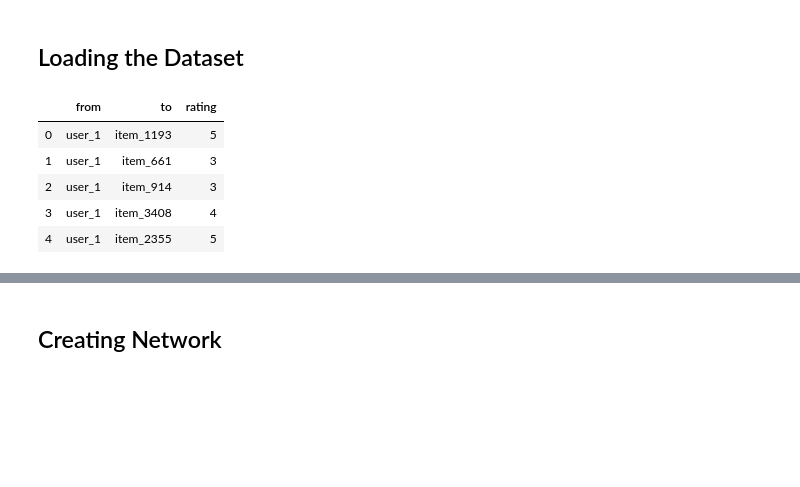
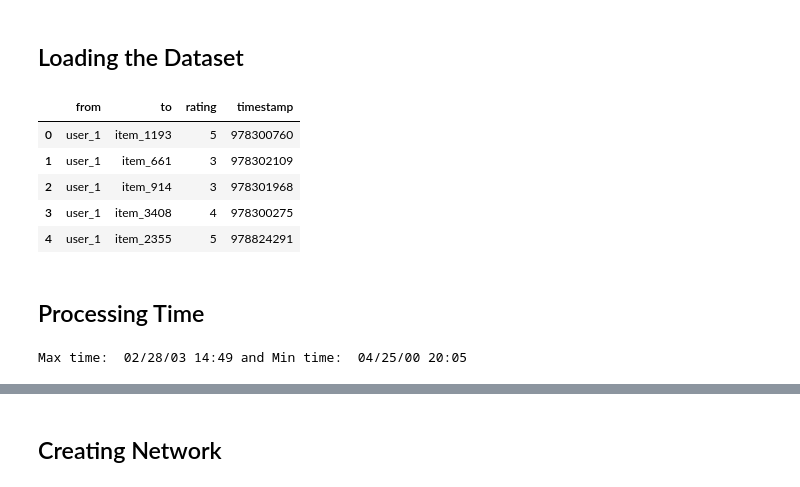
Before and after one commit to guedes-joaofelipe/CPS765-complex-networks, a Jupyter notebook: Final_Project/Caracterization.ipynb, the cells around one changed output, grey strips where cells are left out. Saved outputs shown, nothing was run; the diff lists cells and outputs as text; code cells hidden in the pictures; blank space fills up the shorter version.

```diff
--- a/Final_Project/Caracterization.ipynb
+++ b/Final_Project/Caracterization.ipynb
@@ -18,18 +18,21 @@ variables_folder = os.path.join('.', 'Variables')
 # %%
 dataset_tag, dataset_file = "ML1M", os.path.join(data_folder, 'ratings.dat')
 # dict_metrics[dataset_tag] = dict()
 # dict_plots[dataset_tag] = dict()
 df = pd.read_csv(dataset_file, header=None, sep=r'::', engine="python")
 df.columns = ["from", "to", "rating", "timestamp"]
 df['from'] = df['from'].apply(lambda x: 'user_' + str(x))
 df['to'] = df['to'].apply(lambda x: 'item_' + str(x))
-df.drop(["timestamp"], axis=1, inplace=True)
+# My job starts here ! ;D
+# df.drop(["timestamp"], axis=1, inplace=True)
 df.to_csv(os.path.join(variables_folder, dataset_tag + "_edgelist.txt"), sep='\t', index=False, header=None)
 df.head()
 # %% [output]
-|  | from | to | rating |
-| 0 | user_1 | item_1193 | 5 |
-| 1 | user_1 | item_661 | 3 |
-| 2 | user_1 | item_914 | 3 |
-| 3 | user_1 | item_3408 | 4 |
-| 4 | user_1 | item_2355 | 5 |
+|  | from | to | rating | timestamp |
+| 0 | user_1 | item_1193 | 5 | 978300760 |
+| 1 | user_1 | item_661 | 3 | 978302109 |
+| 2 | user_1 | item_914 | 3 | 978301968 |
+| 3 | user_1 | item_3408 | 4 | 978300275 |
+| 4 | user_1 | item_2355 | 5 | 978824291 |
+# %% [markdown]
+## Processing Time
@@ -35,0 +42,7 @@ df.head()
+# %%
+print('Max time: ',
+          time.strftime("%D %H:%M", time.localtime(int(time_sorted['timestamp'].max()))),
+      'and Min time: ',
+          time.strftime("%D %H:%M", time.localtime(int(time_sorted['timestamp'].min()))) )
+# %% [output]
+Max time:  02/28/03 14:49 and Min time:  04/25/00 20:05
```
Also changed, not shown: parts of 12 cells of this notebook.
